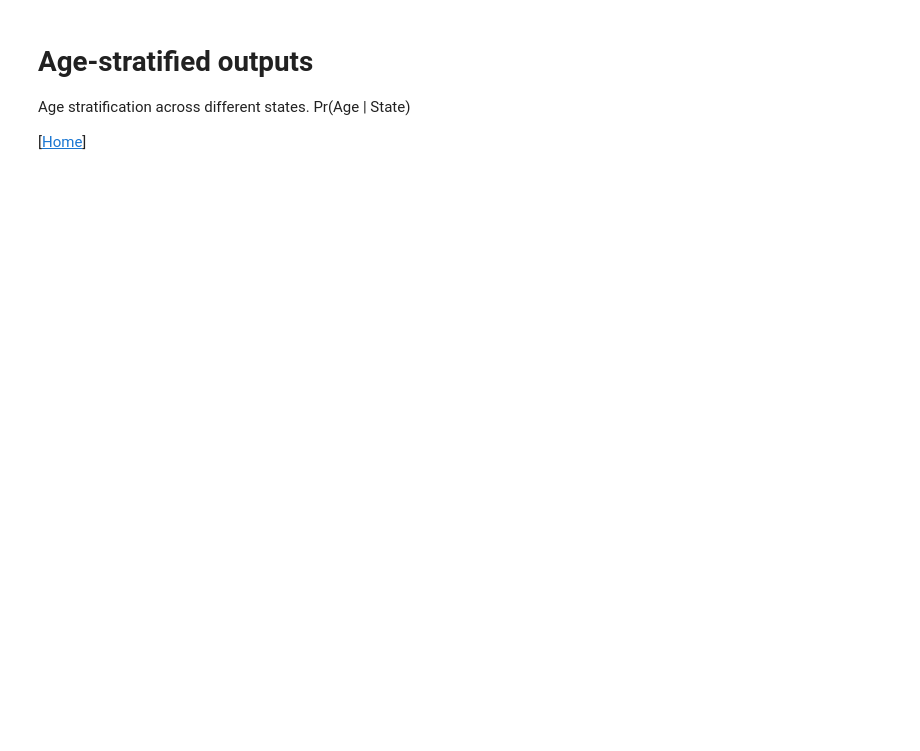
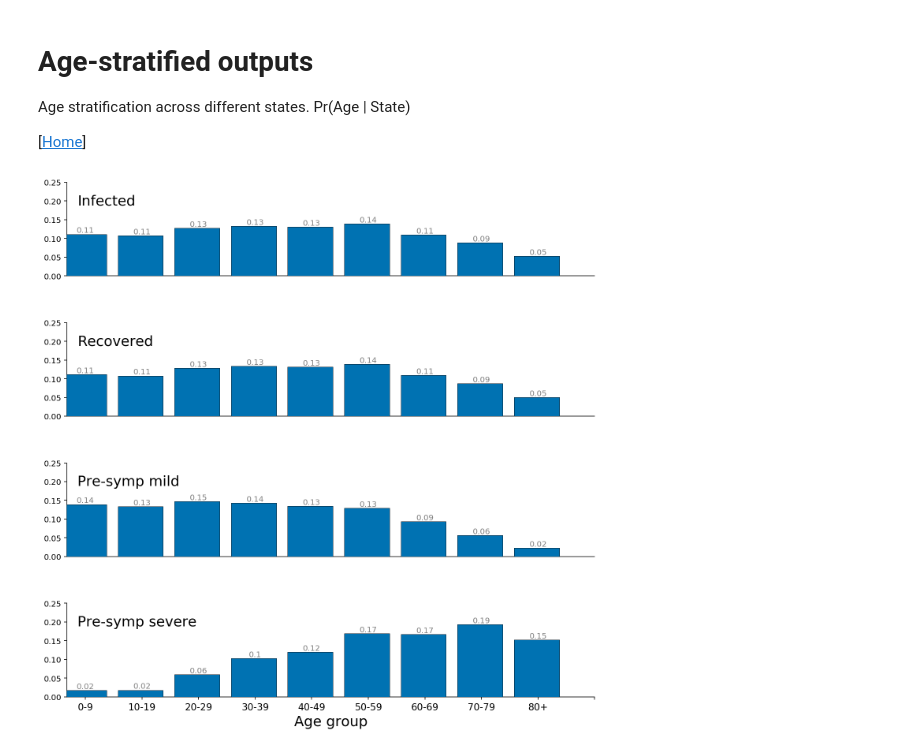
Before and after one commit to BDI-pathogens/OpenABM-Covid19, a Jupyter notebook: sandbox/COVID19-IBM_with_interface.ipynb, the cells around one changed output. Cells and saved outputs as stored; diff of their text form; code cells hidden in the pictures; blank space fills up the shorter version.

```diff
--- a/sandbox/COVID19-IBM_with_interface.ipynb
+++ b/sandbox/COVID19-IBM_with_interface.ipynb
@@ -316,12 +390,14 @@ Age stratification across different states.  Pr(Age | State)
 # %%
 plt.rcParams['figure.figsize'] = [12, 12]
 groupvars = ["time_infected", "time_recovered", "time_presypmtomatic_mild", "time_presypmtomatic_severe"]
 labels = ["Infected", "Recovered", "Pre-symp mild", "Pre-symp severe"]
 
 importlib.reload(plotting)
 fig, ax = plotting.PlotHistByAge(df_indiv, groupvars = groupvars, group_labels = labels,
-    NBINS = n_age, density = True, xticklabels = age_group_labels, xlabel = "Age group",
+    NBINS = n_age -1 , density = True, xticklabels = age_group_labels, xlabel = "Age group",
     ylim = 0.25)
+# %% [output]
+[figure, added]
 # %%
 plt.rcParams['figure.figsize'] = [12, 12]
 groupvars = ["time_hospitalised", "time_critical", "time_death"]
```
Also changed, not shown: parts of 23 cells of this notebook.
